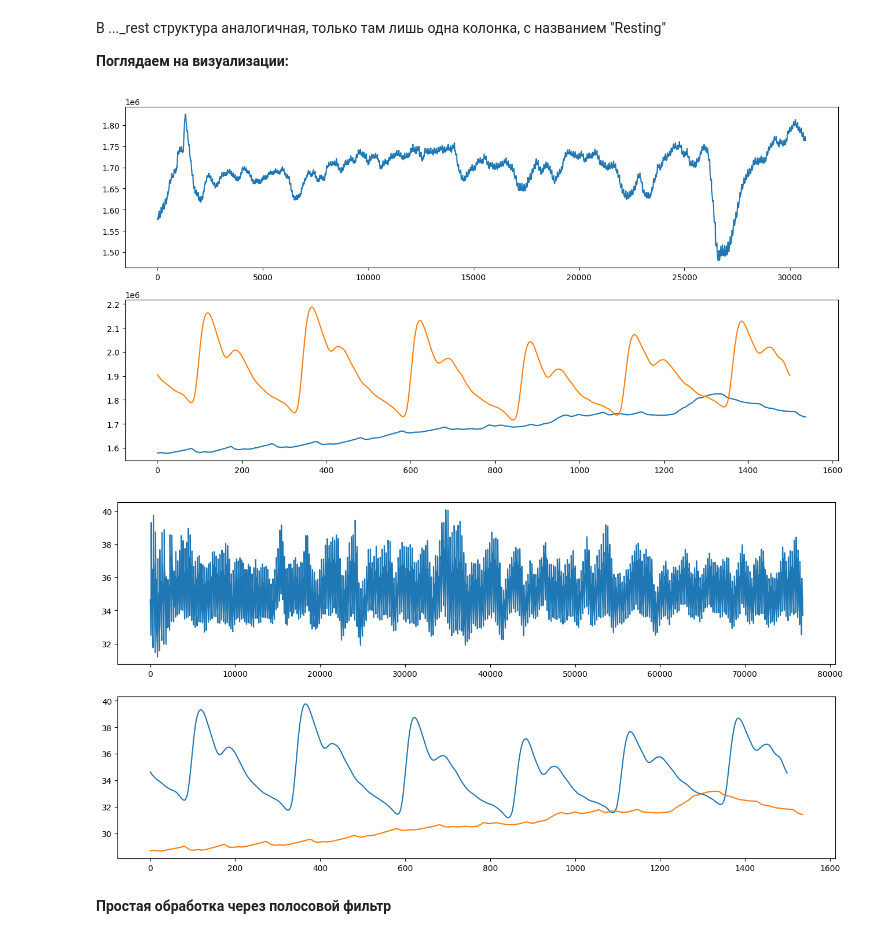
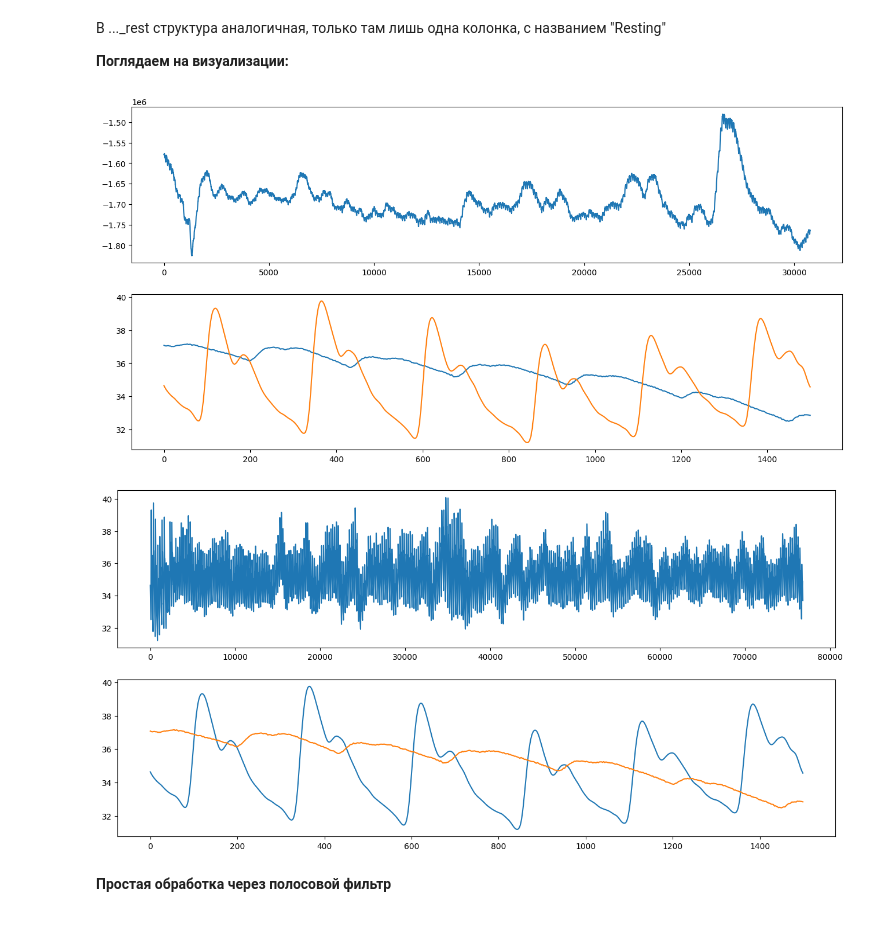
Before and after one commit to zhabiki/PPG-Datasets-Exploration, a Jupyter notebook: MAUS.ipynb, the cells around one changed output. Drawn from its saved outputs; the diff is of its cells as text; code cells hidden in the pictures.

```diff
--- a/MAUS.ipynb
+++ b/MAUS.ipynb
@@ -207,37 +209,45 @@ df_ppg_finger_trial.head()
 В ..._rest структура аналогичная, только там лишь одна колонка, с названием "Resting"
 
 **Поглядаем на визуализации:**
+# %%
+ppg_example_wrist = df_ppg_wrist_trial[df_ppg_wrist_trial.columns[trial_no-1]]
+ppg_example_finger = df_ppg_finger_trial[df_ppg_finger_trial.columns[trial_no-1]]
+
+# peaks_cutoff = list(
+#     filter(lambda peak: peak < 1200, df_trialpeak_example["valley_location"])
+# )
+
+ppg_example_wrist_iterp = np.interp(
+    np.linspace(0, 1, len(ppg_example_finger)),
+    np.linspace(0, 1, len(ppg_example_wrist)),
+    ppg_example_wrist
+)
 # %%
-ppg_example_wrist = df_ppg_wrist_trial[df_ppg_wrist_trial.columns[trial_no-1]]
-ppg_example_finger = df_ppg_finger_trial[df_ppg_finger_trial.columns[trial_no-1]]
-# peaks_cutoff = list(filter(lambda peak: peak < 1200, df_trialpeak_example["valley_location"]))
-
-plt.figure(figsize=(16, 8))
-plt.subplot(211)
-plt.plot(ppg_example_wrist * -1)
-plt.subplot(212)
-plt.plot(ppg_example_wrist[0:int(len(ppg_example_wrist) / 100*5)] * -1)
-plt.plot(ppg_example_finger[0:int(len(ppg_example_finger) / 256*5)] * 55000)
+plt.figure(figsize=(16, 12))
+plt.subplot(311)
+plt.plot(ppg_example_wrist)
+plt.subplot(312)
+plt.plot(ppg_example_wrist_iterp[0:int(len(ppg_example_wrist_iterp) / 256*5)] / 20000 + 116)
+plt.plot(ppg_example_finger[0:int(len(ppg_example_finger) / 256*5)])
+# plt.subplot(313)
+# plt.plot(ppg_example_wrist[0:int(len(ppg_example_wrist))])
 # plt.plot(peaks_cutoff, ppg_example_wrist[peaks_cutoff], "ro")
 plt.show()
 # %% [output]
-[figure, old version]
+[figure, new version]
 # %%
-# ppg_example_wrist_iterp = np.interp(
-#     np.linspace(0, 1, len(ppg_example_finger)),
-#     np.linspace(0, 1, len(ppg_example_wrist)),
-#     ppg_example_wrist * -1
-# )
-
-plt.figure(figsize=(16, 8))
-plt.subplot(211)
+plt.figure(figsize=(16, 12))
+plt.subplot(311)
 plt.plot(ppg_example_finger)
-plt.subplot(212)
+plt.subplot(312)
 plt.plot(ppg_example_finger[0:int(len(ppg_example_finger) / 256*5)])
-plt.plot(ppg_example_wrist[0:int(len(ppg_example_wrist) / 100*5)] * -1 / 55000)
+plt.plot(ppg_example_wrist_iterp[0:int(len(ppg_example_wrist_iterp) / 256*5)] / 20000 + 116)
+# plt.subplot(313)
+# plt.plot(ppg_example_wrist[0:int(len(ppg_example_wrist))])
+# plt.plot(peaks_cutoff, ppg_example_wrist[peaks_cutoff], "ro")
 plt.show()
 # %% [output]
-[figure, old version]
+[figure, new version]
 # %% [markdown]
 **Простая обработка через полосовой фильтр**
 # %%
```
Also changed, not shown: parts of 7 cells of this notebook.
